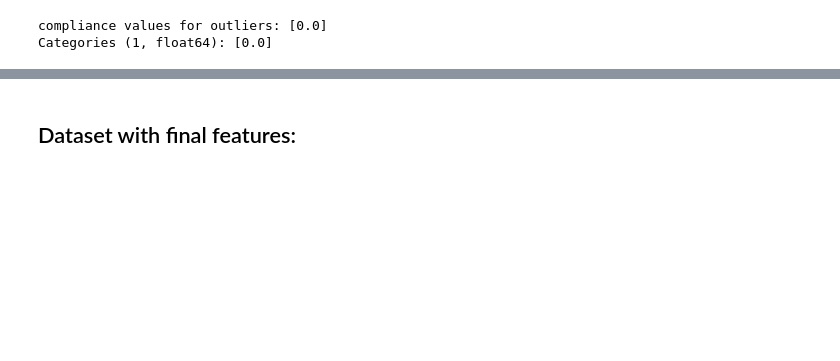
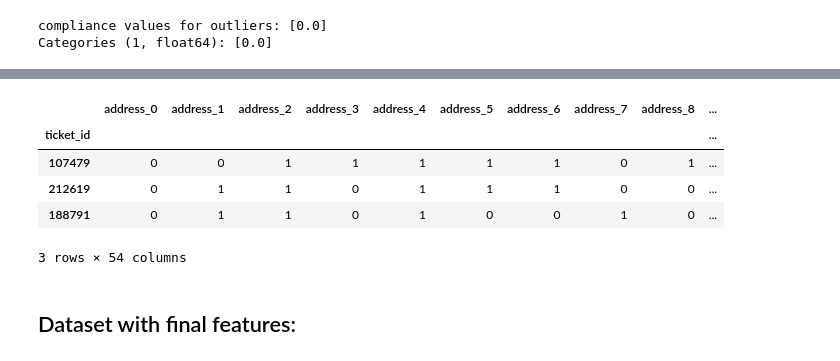
Before and after one commit to cesarliz10/predicting_property_fines_payment, a Jupyter notebook: 2_model_development.ipynb, the cells around one changed output, grey strips where cells are left out. Cells and saved outputs as stored; diff of their text form; code cells hidden in the pictures; blank space fills up the shorter version.

```diff
--- a/2_model_development.ipynb
+++ b/2_model_development.ipynb
@@ -179,7 +192,19 @@ from sklearn.preprocessing import RobustScaler
 scalers = {}
 for i in ['fine_amount', 'discount_amount', 'judgment_amount']:
     si = RobustScaler(quantile_range=(0,85),with_centering=False)
-    values = si.fit_transform(df1[i].values.reshape(-1, 1)).reshape(-1)
-    df1[str('scaled_'+i)] = pd.Series(index=df1[i].index,data=values)
-    #df1.pop(i)
+    values = si.fit_transform(X_train[i].values.reshape(-1, 1)).reshape(-1)
+    X_train[str('scaled_'+i)] = pd.Series(index=X_train[i].index,data=values)
     scalers[i] = si
+
+plt.subplots(3,1)
+for i,j in enumerate(['scaled_discount_amount', 'scaled_fine_amount', 'scaled_judgment_amount']):
+    plt.subplot(3,1,i+1)
+    sns.distplot(X_train[j],kde=False,norm_hist=False)
+    plt.gca().set_yscale("log")
+    plt.grid(linestyle='--',axis="y")
+    plt.gca().set_yticks([1e1,1e2,1e3,1e4,1e5])
+    plt.tight_layout()
+    outliers = X_train[j].where( X_train[j]>15).dropna()
+    plt.title("Outliers (scaled amount > 15): {}".format( outliers.count() ) )
+    #dropping outliers
+    X_train.drop(index=outliers.index,inplace=True)
@@ -187,10 +217,9 @@ for i in ['fine_amount', 'discount_amount', 'judgment_amount']:
 All the data points with a lat-lot distance > 2 from the origin are dropped for the training:
 # %%
 origin_distance = lambda  x: np.sqrt( x["scaled_lat"]*x["scaled_lat"] + x["scaled_lon"]*x["scaled_lon"] )
-outliers = df1.where( df1.apply(origin_distance,axis=1) > 2 )
+outliers = X_train.where( X_train.apply(origin_distance,axis=1) > 2 )
 outliers.dropna(inplace=True)
-print("compliance values for outliers: {}".format(outliers.compliance.unique()))
-df1.drop(index=outliers.index,inplace=True)
+print("compliance values for outliers: {}".format(y_train.loc[outliers.index].unique()))
 # %% [output]
 compliance values for outliers: [0.0]
 Categories (1, float64): [0.0]
@@ -219,13 +238,0 @@ for i in ["lat","lon"]:
-# %%
-plt.subplots(3,1)
-for i,j in enumerate(['scaled_discount_amount', 'scaled_fine_amount', 'scaled_judgment_amount']):
-    plt.subplot(3,1,i+1)
-    sns.distplot(df1[j],kde=False,norm_hist=False)
-    plt.gca().set_yscale("log")
-    plt.grid(linestyle='--',axis="y")
-    plt.gca().set_yticks([1e1,1e2,1e3,1e4,1e5])
-    plt.tight_layout()
-    outliers = df1[j].where( df1[j]>15).dropna()
-    plt.title("Outliers (scaled amount > 15): {}".format( outliers.count() ) )
-    #dropping outliers
-    df1.drop(index=outliers.index,inplace=True)
@@ -235,3 +239,15 @@ for i,j in enumerate(['scaled_discount_amount', 'scaled_fine_amount', 'scaled_ju
+# %%
+X_train.drop(index=outliers.index,inplace=True)
+y_train.drop(index=outliers.index,inplace=True)
+X_train.drop(columns=["lat","lon","fine_amount","discount_amount","judgment_amount"],inplace=True)
+X_train.head(3)
+# %% [output]
+|  | address_0 | address_1 | address_2 | address_3 | address_4 | address_5 | address_6 | address_7 | address_8 | ... |
+| ticket_id |  |  |  |  |  |  |  |  |  | ... |
+| 107479 | 0 | 0 | 1 | 1 | 1 | 1 | 1 | 0 | 1 | ... |
+| 212619 | 0 | 1 | 1 | 0 | 1 | 1 | 1 | 0 | 0 | ... |
+| 188791 | 0 | 1 | 1 | 0 | 1 | 0 | 0 | 1 | 0 | ... |
+3 rows × 54 columns
 # %% [markdown]
 ## Dataset with final features:
 # %%
```
Also changed, not shown: parts of 27 cells of this notebook.
